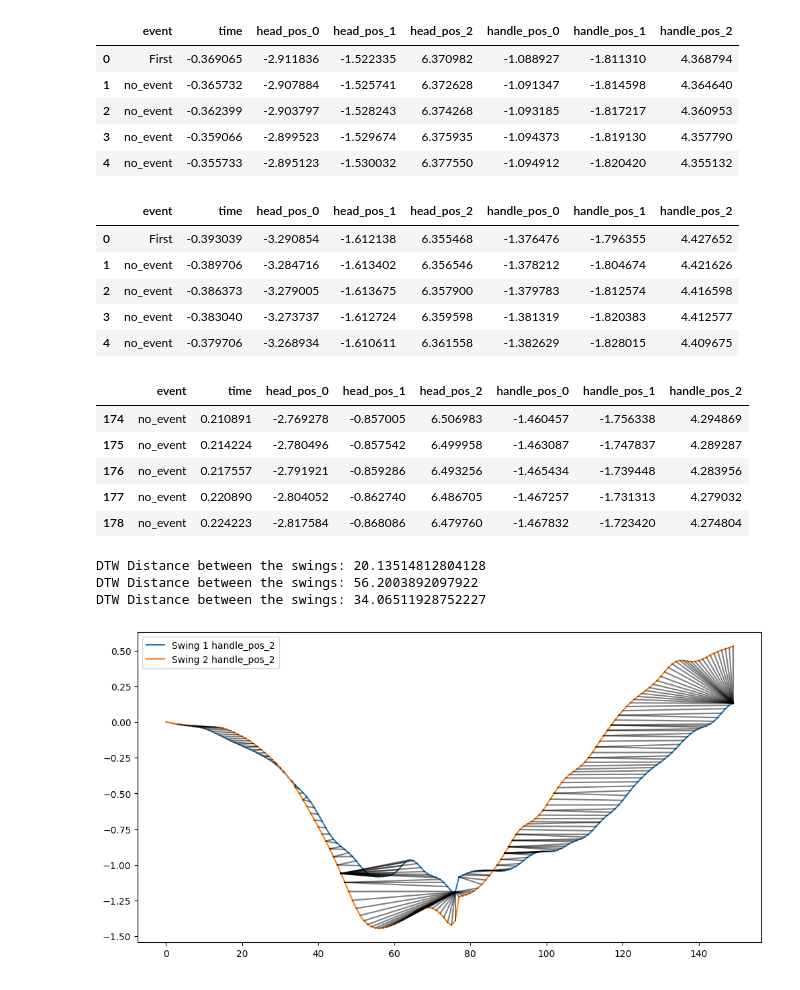
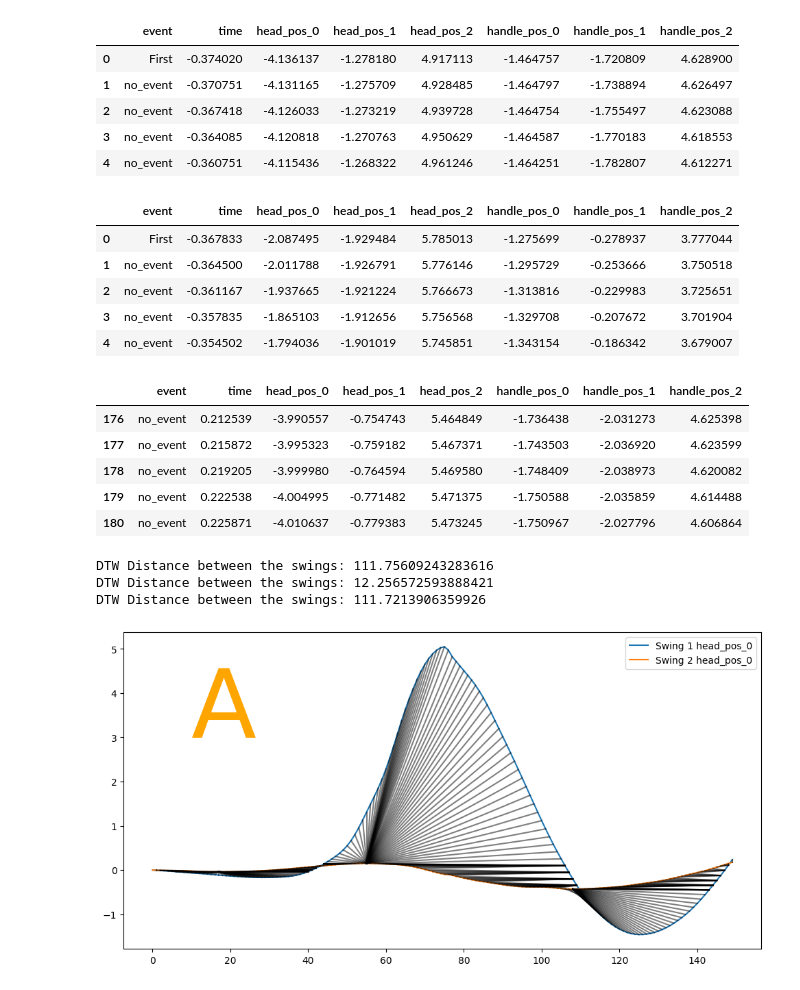
Before and after one commit to woodmc10/wisd_2024, a Jupyter notebook: martha_notes/similarity.ipynb, the cells around one changed output. Drawn from its saved outputs; the diff is of its cells as text; code cells hidden in the pictures.

Commit message:
example plots

```diff
--- a/martha_notes/similarity.ipynb
+++ b/martha_notes/similarity.ipynb
@@ -11,35 +11,35 @@ pd.set_option('display.max_rows', None)
 # %%
 from build_dataframe import build_ball_flight_df, build_summary_dict, build_bat_path_df
 # %%
-with open('../data/12345641_47821.jsonl') as f:
+with open('../data/12345645_36716.jsonl') as f:
     json_file_1 = json.load(f)
 path_1 = build_bat_path_df(json_file_1)
 # %%
-with open('../data/12345645_38027.jsonl') as f:
+with open('../data/12345636_46490.jsonl') as f:
     json_file_2 = json.load(f)
 path_2 = build_bat_path_df(json_file_2)
 # %%
-with open('../data/12345641_17546.jsonl') as f:
+with open('../data/12345634_18456.jsonl') as f:
     json_file_3 = json.load(f)
 path_3 = build_bat_path_df(json_file_3)
 # %%
 path_1.head()
 # %% [output]
 |  | event | time | head_pos_0 | head_pos_1 | head_pos_2 | handle_pos_0 | handle_pos_1 | handle_pos_2 |
-| 0 | First | -0.369065 | -2.911836 | -1.522335 | 6.370982 | -1.088927 | -1.811310 | 4.368794 |
-| 1 | no_event | -0.365732 | -2.907884 | -1.525741 | 6.372628 | -1.091347 | -1.814598 | 4.364640 |
-| 2 | no_event | -0.362399 | -2.903797 | -1.528243 | 6.374268 | -1.093185 | -1.817217 | 4.360953 |
-| 3 | no_event | -0.359066 | -2.899523 | -1.529674 | 6.375935 | -1.094373 | -1.819130 | 4.357790 |
-| 4 | no_event | -0.355733 | -2.895123 | -1.530032 | 6.377550 | -1.094912 | -1.820420 | 4.355132 |
+| 0 | First | -0.374020 | -4.136137 | -1.278180 | 4.917113 | -1.464757 | -1.720809 | 4.628900 |
+| 1 | no_event | -0.370751 | -4.131165 | -1.275709 | 4.928485 | -1.464797 | -1.738894 | 4.626497 |
+| 2 | no_event | -0.367418 | -4.126033 | -1.273219 | 4.939728 | -1.464754 | -1.755497 | 4.623088 |
+| 3 | no_event | -0.364085 | -4.120818 | -1.270763 | 4.950629 | -1.464587 | -1.770183 | 4.618553 |
+| 4 | no_event | -0.360751 | -4.115436 | -1.268322 | 4.961246 | -1.464251 | -1.782807 | 4.612271 |
 # %%
 path_2.head()
 # %% [output]
 |  | event | time | head_pos_0 | head_pos_1 | head_pos_2 | handle_pos_0 | handle_pos_1 | handle_pos_2 |
-| 0 | First | -0.393039 | -3.290854 | -1.612138 | 6.355468 | -1.376476 | -1.796355 | 4.427652 |
-| 1 | no_event | -0.389706 | -3.284716 | -1.613402 | 6.356546 | -1.378212 | -1.804674 | 4.421626 |
-| 2 | no_event | -0.386373 | -3.279005 | -1.613675 | 6.357900 | -1.379783 | -1.812574 | 4.416598 |
-| 3 | no_event | -0.383040 | -3.273737 | -1.612724 | 6.359598 | -1.381319 | -1.820383 | 4.412577 |
-| 4 | no_event | -0.379706 | -3.268934 | -1.610611 | 6.361558 | -1.382629 | -1.828015 | 4.409675 |
+| 0 | First | -0.367833 | -2.087495 | -1.929484 | 5.785013 | -1.275699 | -0.278937 | 3.777044 |
+| 1 | no_event | -0.364500 | -2.011788 | -1.926791 | 5.776146 | -1.295729 | -0.253666 | 3.750518 |
+| 2 | no_event | -0.361167 | -1.937665 | -1.921224 | 5.766673 | -1.313816 | -0.229983 | 3.725651 |
+| 3 | no_event | -0.357835 | -1.865103 | -1.912656 | 5.756568 | -1.329708 | -0.207672 | 3.701904 |
+| 4 | no_event | -0.354502 | -1.794036 | -1.901019 | 5.745851 | -1.343154 | -0.186342 | 3.679007 |
 # %%
 # I want to pick a section of the data frame that represents the swing
 # Each swing has a "Hit" or "Nearest" event tag.
@@ -61,11 +61,11 @@ filter_path_3 = filter_path(path_3)
 filter_path_1.head()
 # %% [output]
 |  | event | time | head_pos_0 | head_pos_1 | head_pos_2 | handle_pos_0 | handle_pos_1 | handle_pos_2 |
-| 174 | no_event | 0.210891 | -2.769278 | -0.857005 | 6.506983 | -1.460457 | -1.756338 | 4.294869 |
-| 175 | no_event | 0.214224 | -2.780496 | -0.857542 | 6.499958 | -1.463087 | -1.747837 | 4.289287 |
-| 176 | no_event | 0.217557 | -2.791921 | -0.859286 | 6.493256 | -1.465434 | -1.739448 | 4.283956 |
-| 177 | no_event | 0.220890 | -2.804052 | -0.862740 | 6.486705 | -1.467257 | -1.731313 | 4.279032 |
-| 178 | no_event | 0.224223 | -2.817584 | -0.868086 | 6.479760 | -1.467832 | -1.723420 | 4.274804 |
+| 176 | no_event | 0.212539 | -3.990557 | -0.754743 | 5.464849 | -1.736438 | -2.031273 | 4.625398 |
+| 177 | no_event | 0.215872 | -3.995323 | -0.759182 | 5.467371 | -1.743503 | -2.036920 | 4.623599 |
+| 178 | no_event | 0.219205 | -3.999980 | -0.764594 | 5.469580 | -1.748409 | -2.038973 | 4.620082 |
+| 179 | no_event | 0.222538 | -4.004995 | -0.771482 | 5.471375 | -1.750588 | -2.035859 | 4.614488 |
+| 180 | no_event | 0.225871 | -4.010637 | -0.779383 | 5.473245 | -1.750967 | -2.027796 | 4.606864 |
 # %%
 def normalize_path(path):
     pos_columns = ['head_pos_0', 'head_pos_1', 'head_pos_2',
@@ -113,9 +113,9 @@ print(f"DTW Distance between the swings: {distance}")
 distance = calculate_dtw_distance(normalized_path_2, normalized_path_3)
 print(f"DTW Distance between the swings: {distance}")
 # %% [output]
-DTW Distance between the swings: 20.13514812804128
-DTW Distance between the swings: 56.2003892097922
-DTW Distance between the swings: 34.06511928752227
+DTW Distance between the swings: 111.75609243283616
+DTW Distance between the swings: 12.256572593888421
+DTW Distance between the swings: 111.7213906359926
 # %%
 def vis_distance(df_1, df_2, pos):
     seq1 = df_1[pos].values
@@ -127,10 +127,11 @@ def vis_distance(df_1, df_2, pos):
     plt.plot(seq2, label=f'Swing 2 {pos}')
     for (i, j) in alignment_path:
         plt.plot([i, j], [seq1[i], seq2[j]], 'k-', alpha=0.5)
+    plt.text(10, 3, "A", fontsize=100, color='orange')
 
     plt.legend()
     plt.show()
 # %%
-vis_distance(normalized_path_1, normalized_path_2, 'handle_pos_2')
+vis_distance(normalized_path_1, normalized_path_2, 'head_pos_0')
 # %% [output]
-[figure, old version]
+[figure, new version]
```
Also changed, not shown: parts of 6 cells of this notebook.
